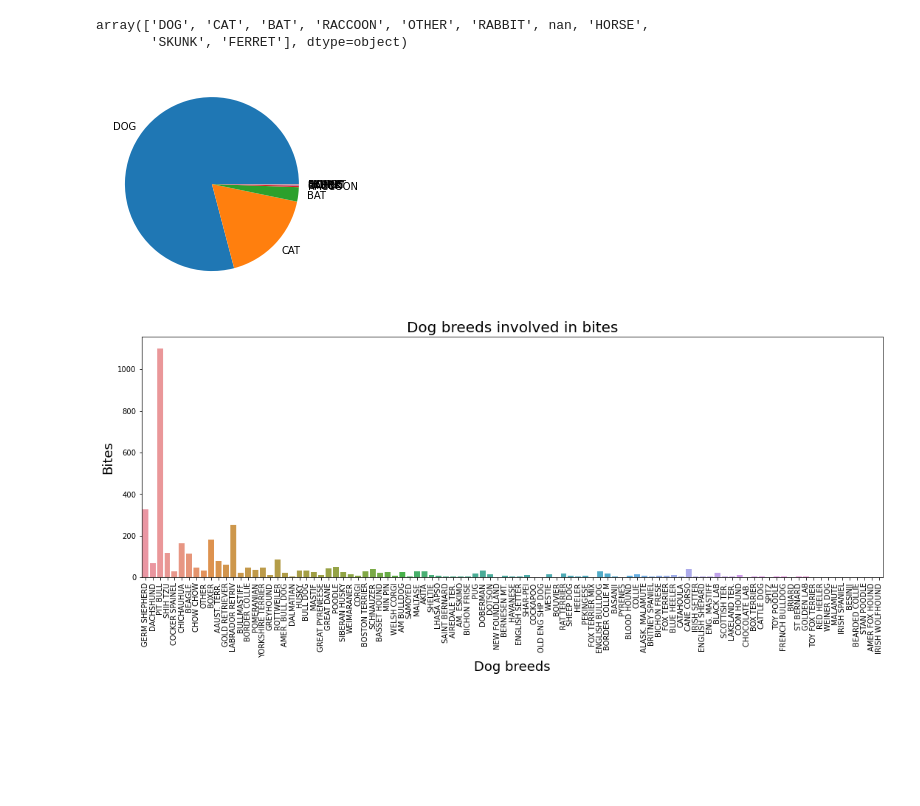
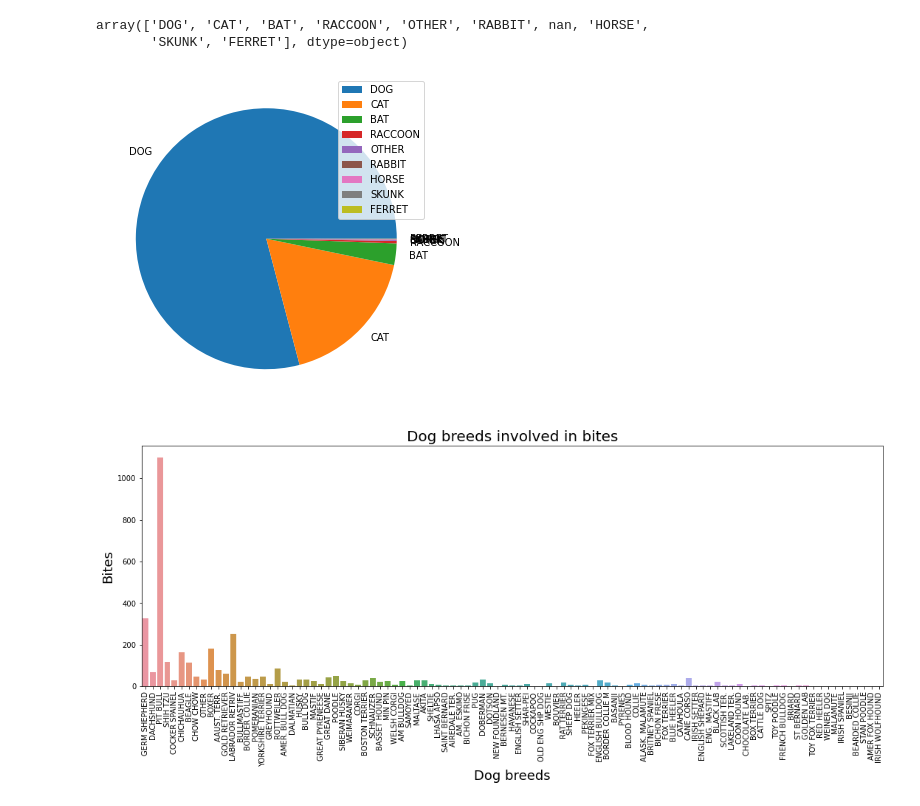
Before and after one commit to linah73/Springboard, a Jupyter notebook: Animal_bites.ipynb, the cells around one changed output. Drawn from its saved outputs; the diff is of its cells as text; code cells hidden in the pictures; blank space fills up the shorter version.

```diff
--- a/Animal_bites.ipynb
+++ b/Animal_bites.ipynb
@@ -62,12 +62,14 @@ array(['DOG', 'CAT', 'BAT', 'RACCOON', 'OTHER', 'RABBIT', nan, 'HORSE',
 # %%
 y = np.array(animalbites_df['SpeciesIDDesc'].value_counts())
 mylabels = ['DOG', 'CAT', 'BAT', 'RACCOON', 'OTHER', 'RABBIT', 'HORSE',
        'SKUNK', 'FERRET']
-
+plt.figure(figsize=(18,6))
 plt.pie(y, labels = mylabels)
+plt.axis('equal')
+plt.legend()
 plt.show()
 # %% [output]
-[figure, old version]
+[figure, new version]
 # %%
 dog_breeds = animalbites_df[animalbites_df['SpeciesIDDesc'] == "DOG"]
 
```
